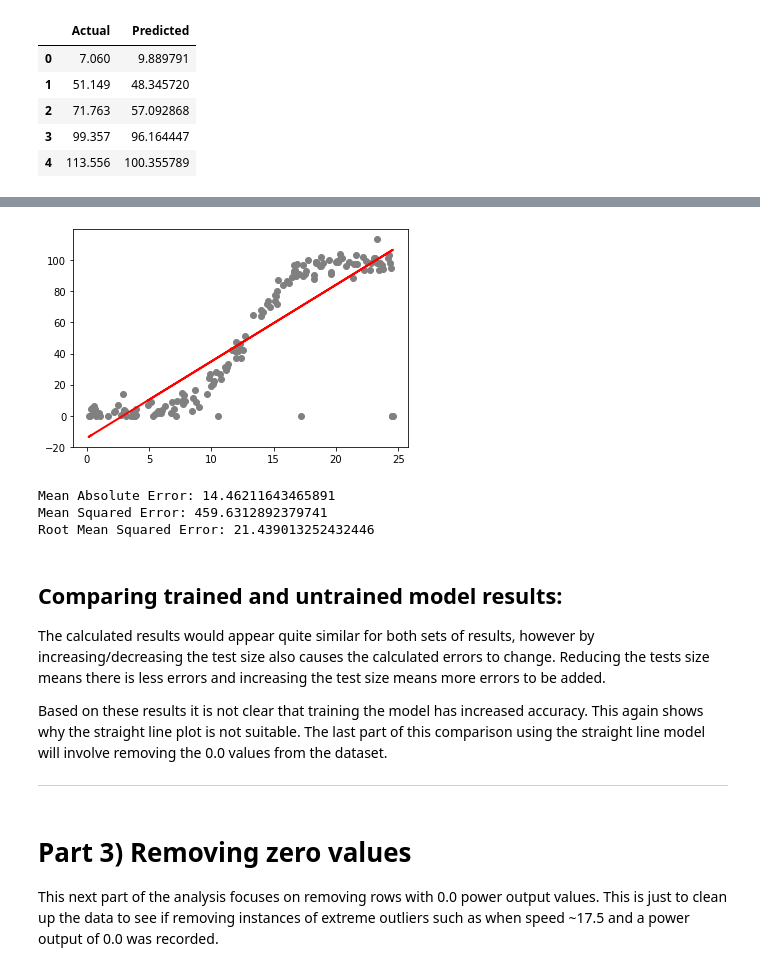
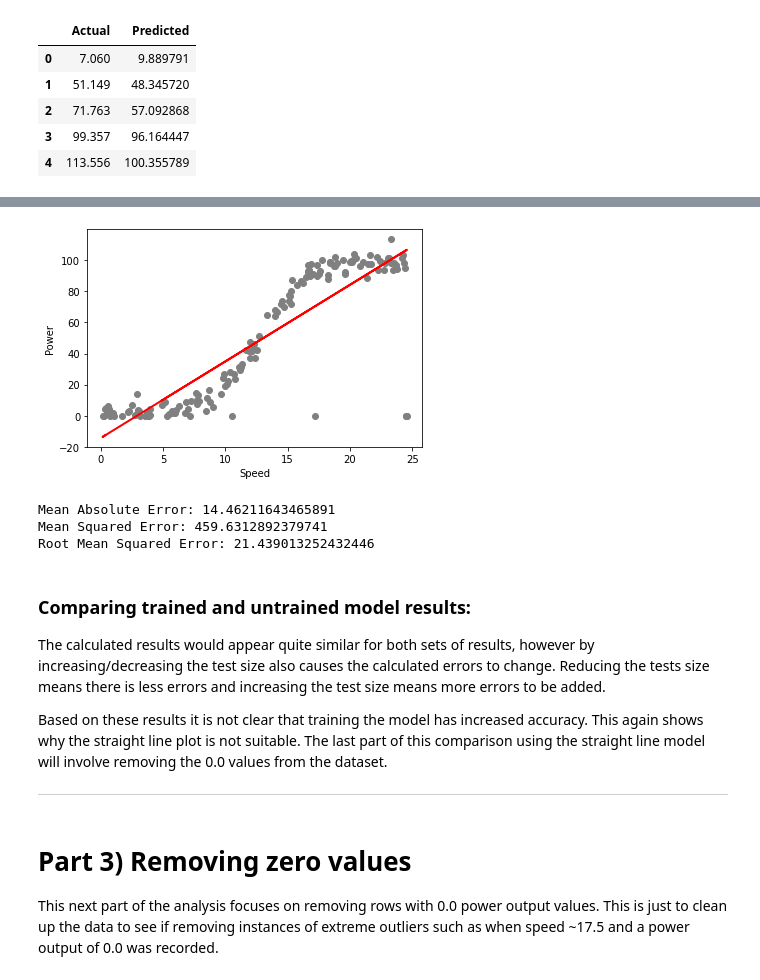
Before and after one commit to juliandunne1234/fuda_project_g00267940, a Jupyter notebook: project_g00267940@gmit.ie.ipynb, the cells around one changed output, grey strips where cells are left out. Drawn from its saved outputs; the diff is of its cells as text; code cells hidden in the pictures.

```diff
--- a/project_g00267940@gmit.ie.ipynb
+++ b/project_g00267940@gmit.ie.ipynb
@@ -143,10 +140,12 @@ plt.show()
 # %%
 # Scatterplot of Speed v Power with linear regression straight line plot
 plt.scatter(X_test, y_test,  color='gray')
 plt.plot(X_test, y_pred, color='red', linewidth=2)
+plt.xlabel("Speed")
+plt.ylabel("Power")
 plt.show()
 # %% [output]
-[figure, old version]
+[figure, new version]
 # %%
 # Calculating the error:
 print('Mean Absolute Error:', metrics.mean_absolute_error(y_test, y_pred))
@@ -157,7 +156,7 @@ Mean Absolute Error: 14.46211643465891
 Mean Squared Error: 459.6312892379741
 Root Mean Squared Error: 21.439013252432446
 # %% [markdown]
-## Comparing trained and untrained model results:
+### Comparing trained and untrained model results:
 The calculated results would appear quite similar for both sets of results, however by increasing/decreasing the test size also causes the calculated errors to change. Reducing the tests size means there is less errors and increasing the test size means more errors to be added.
 
 Based on these results it is not clear that training the model has increased accuracy. This again shows why the straight line plot is not suitable. The last part of this comparison using the straight line model will involve removing the 0.0 values from the dataset.
```
Also changed, not shown: parts of 23 cells of this notebook.
